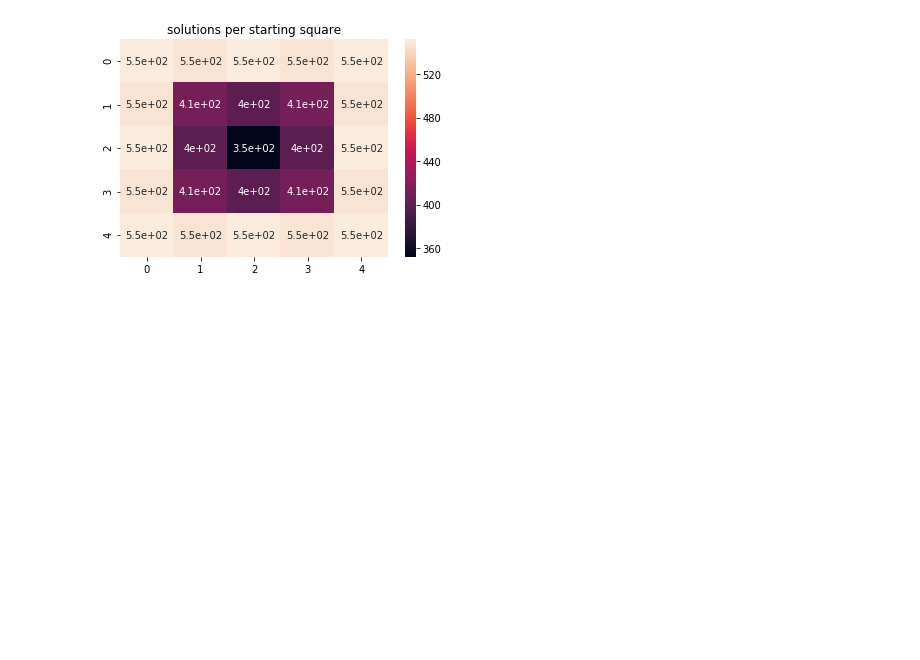
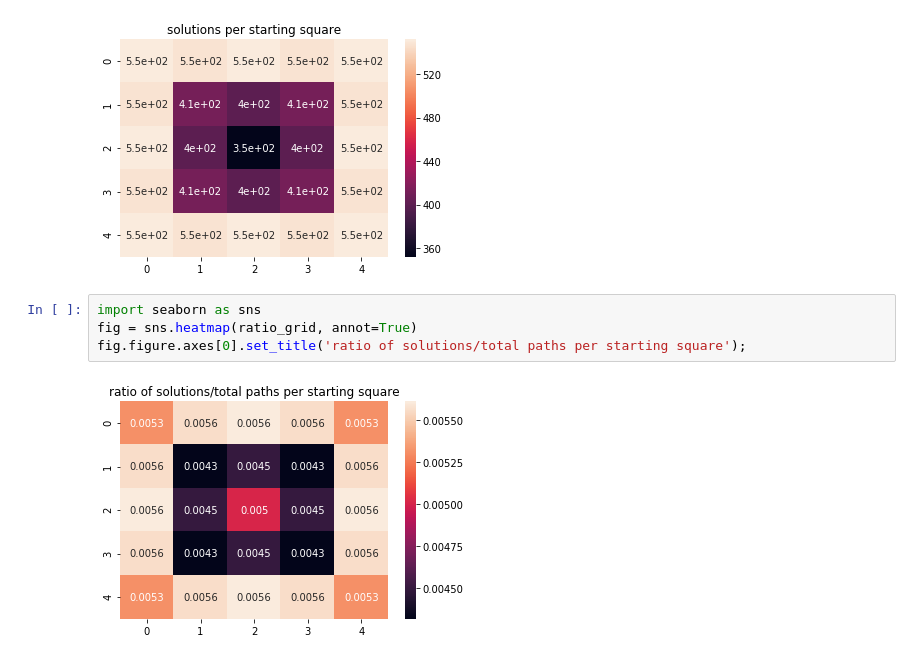
Before and after one commit to rshnn/grid-game, a Jupyter notebook: grid-game.ipynb, the cells around one changed output. Cells and saved outputs as stored; diff of their text form; blank space fills up the shorter version.

```diff
--- a/grid-game.ipynb
+++ b/grid-game.ipynb
@@ -78,4 +78,10 @@ fig = sns.heatmap(sols_grid, annot=True)
 fig.figure.axes[0].set_title('solutions per starting square');
 # %% [output]
 [figure]
+# %%
+import seaborn as sns
+fig = sns.heatmap(ratio_grid, annot=True)
+fig.figure.axes[0].set_title('ratio of solutions/total paths per starting square');
+# %% [output]
+[figure, added]
 # %%
```
Also changed, not shown: parts of 4 cells of this notebook, 1 other file.
